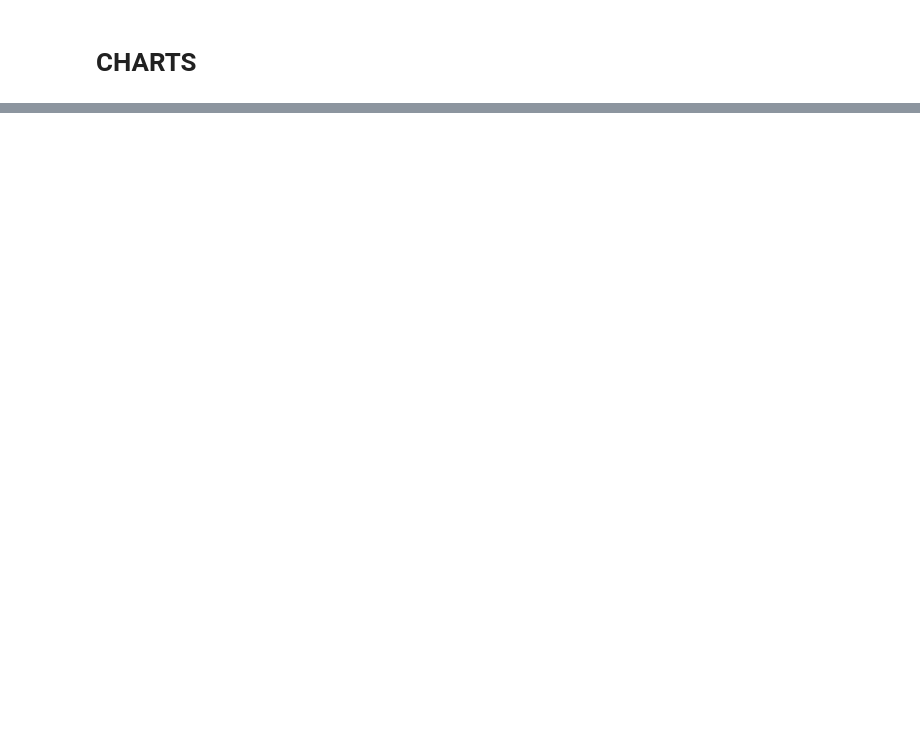
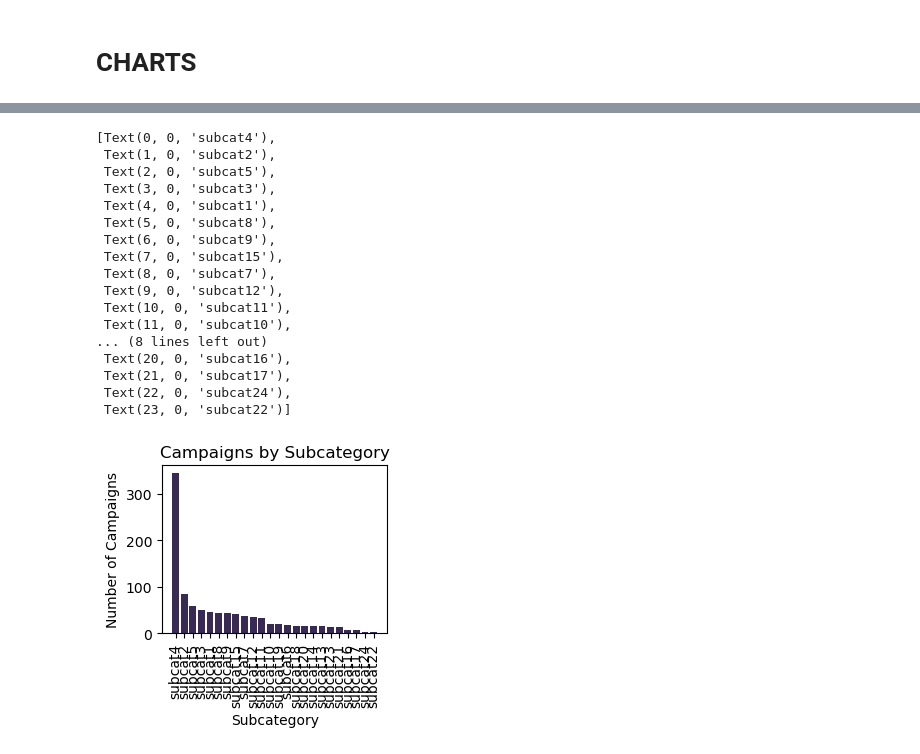
Before and after one commit to kuromasadev/Crowdfunding_ETL, a Jupyter notebook: ETL_mini_project_dashboard.ipynb, the cells around one changed output, grey strips where cells are left out. Drawn from its saved outputs; the diff is of its cells as text; code cells hidden in the pictures; blank space fills up the shorter version.

```diff
--- a/ETL_mini_project_dashboard.ipynb
+++ b/ETL_mini_project_dashboard.ipynb
@@ -35,0 +81,28 @@ gs = GridSpec(2, 2)
+# %%
+fig4 = plt.figure()
+ax4 = fig4.add_subplot(gs[1, 1])
+subcategory_counts = cleaned_campaign_df['subcategory_ids'].value_counts()
+ax4.bar(subcategory_counts.index, subcategory_counts)
+ax4.set_xlabel('Subcategory')
+ax4.set_ylabel('Number of Campaigns')
+ax4.set_title('Campaigns by Subcategory')
+ax4.set_xticklabels(subcategory_counts.index, rotation=90)
+# %% [output]
+[Text(0, 0, 'subcat4'),
+ Text(1, 0, 'subcat2'),
+ Text(2, 0, 'subcat5'),
+ Text(3, 0, 'subcat3'),
+ Text(4, 0, 'subcat1'),
+ Text(5, 0, 'subcat8'),
+ Text(6, 0, 'subcat9'),
+ Text(7, 0, 'subcat15'),
+ Text(8, 0, 'subcat7'),
+ Text(9, 0, 'subcat12'),
+ Text(10, 0, 'subcat11'),
+ Text(11, 0, 'subcat10'),
+... (8 lines left out)
+ Text(20, 0, 'subcat16'),
+ Text(21, 0, 'subcat17'),
+ Text(22, 0, 'subcat24'),
+ Text(23, 0, 'subcat22')]
+[figure, added]
```
Also changed, not shown: parts of 19 cells of this notebook, 7 other files.
